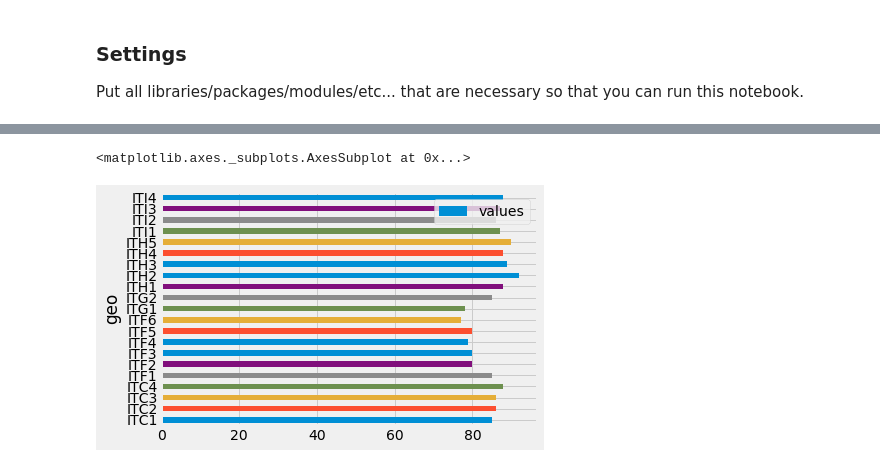
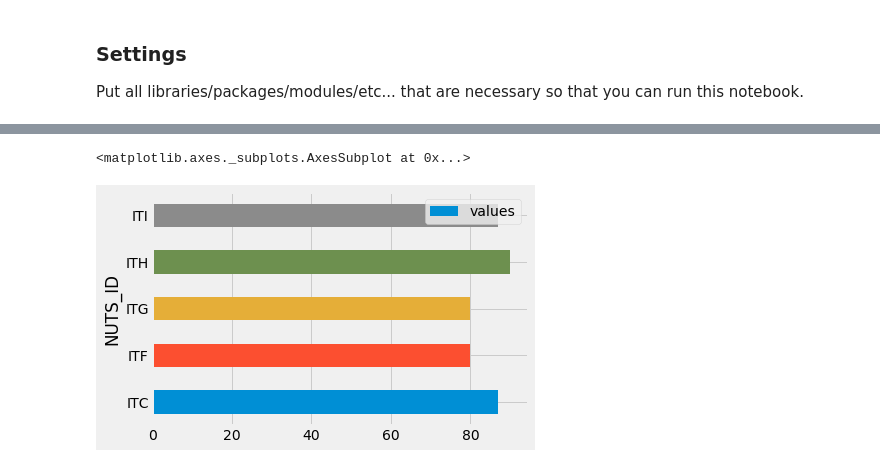
Before and after one commit to ericofrs/istat_2020, a Jupyter notebook: access_internet.ipynb, the cells around one changed output, grey strips where cells are left out. Saved outputs shown, nothing was run; the diff lists cells and outputs as text; code cells hidden in the pictures.

```diff
--- a/access_internet.ipynb
+++ b/access_internet.ipynb
@@ -64,7 +148,7 @@ plt.style.use('fivethirtyeight')
 # %%
 # Set parameters # AGE == 20~64
 params = {
-    'geoLevel':'nuts2', #'nuts1'?
+    'geoLevel':'nuts1', #'nuts2'?
     'sinceTimePeriod':'2013',
     'precision':'2'
 }
@@ -90,0 +305,4 @@ print(df.head())
+# %%
+# Prepare dataframe to merge the NUTS DATA
+df.rename(columns = {'geo':'NUTS_ID'}, inplace = True)
+df.head(n = 5)
@@ -91,7 +381,7 @@ print(df.head())
 # %%
-italy_internet = df[df['geo'].str.startswith('IT')]
+italy_internet = df[df['NUTS_ID'].str.startswith('IT')]
 
-italy_internet.plot('geo', 'values', kind='barh')
+italy_internet.plot('NUTS_ID', 'values', kind='barh')
 # %% [output]
 <matplotlib.axes._subplots.AxesSubplot at 0x...>
-[figure, old version]
+[figure, new version]
```
Also changed, not shown: parts of 35 cells of this notebook, 4 other files.
